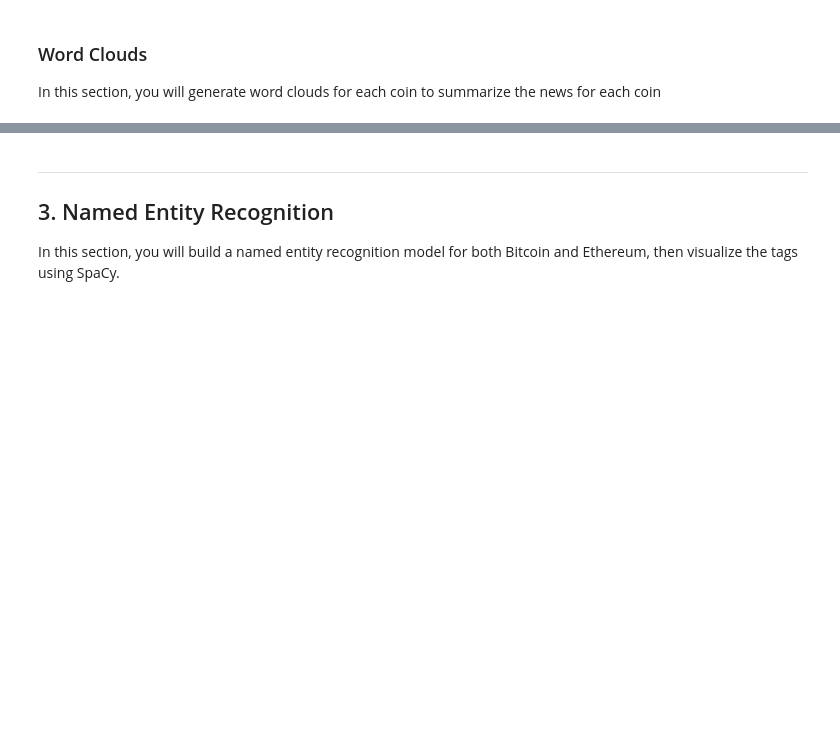
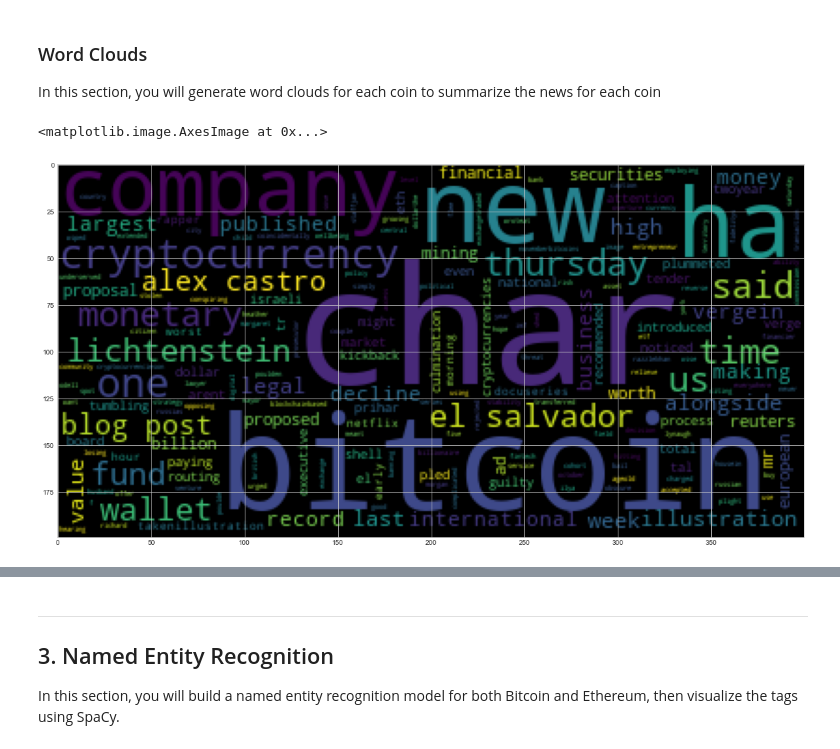
Before and after one commit to DamaniW/NLP, a Jupyter notebook: crypto_sentiment.ipynb, the cells around one changed output, grey strips where cells are left out. Cells and saved outputs as stored; diff of their text form; code cells hidden in the pictures; blank space fills up the shorter version.

Commit message:
adding images and updated notebook

```diff
--- a/crypto_sentiment.ipynb
+++ b/crypto_sentiment.ipynb
@@ -53,0 +88,14 @@ TypeError: expected string or bytes-like object
+# %%
+# Define function to create dataframes from news api pull
+def create_df(news):
+    articles = []
+    for article in news:
+        try:
+            text = article['content']
+            articles.append({
+                'text': text,
+            })
+        except AttributeError:
+            pass
+
+    return pd.DataFrame(articles)
@@ -90,7 +232,7 @@ from string import punctuation
 import re
 # %%
 # Instantiate the lemmatizer
-# YOUR CODE HERE!
+lemmatizer = WordNetLemmatizer()
 
 # Create a list of stopwords
 # YOUR CODE HERE!
@@ -121,3 +242,22 @@ def tokenizer(text):
+# %%
+# Complete the tokenizer function
+def tokenizer(text):
+    """Tokenizes text."""
+
+    words=[]
+    regex = re.compile("[^a-zA-Z ]")
+    re_clean = regex.sub('', text)
+    sent = sent_tokenize(re_clean)
+    for word in sent:
+        word = word_tokenize(word)
+        words = words + word
+    lower_case = [word.lower() for word in words]
+    sw = set(stopwords.words('english'))
+    lem = [lemmatizer.lemmatize(word) for word in words]
+    tokens = [word.lower() for word in lem if word.lower() not in sw]
+
+    return tokens
 # %%
 # Create a new tokens column for Bitcoin
-# YOUR CODE HERE!
+btc_df['Tokens'] = [tokenizer(text) for text in btc_df['Article']]
+btc_df.head()
@@ -173,0 +377,10 @@ mpl.rcParams['figure.figsize'] = [20.0, 10.0]
+# %%
+# Generate the Bitcoin word cloud
+big_string = ' '.join(btc_df['Article'])
+processed = tokenizer(big_string)
+input_text = ' '.join(processed)
+wc = WordCloud().generate(input_text)
+plt.imshow(wc)
+# %% [output]
+<matplotlib.image.AxesImage at 0x...>
+[figure, added]
```
Also changed, not shown: parts of 34 cells of this notebook, 7 other files.
